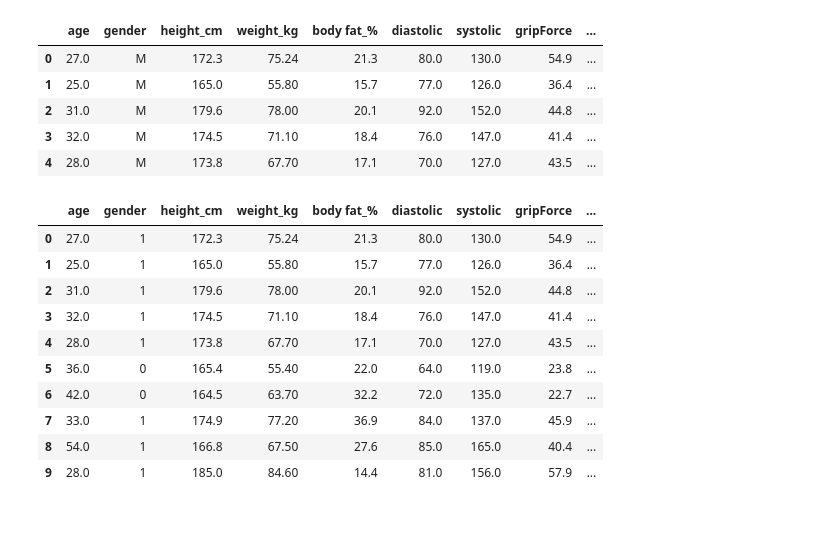
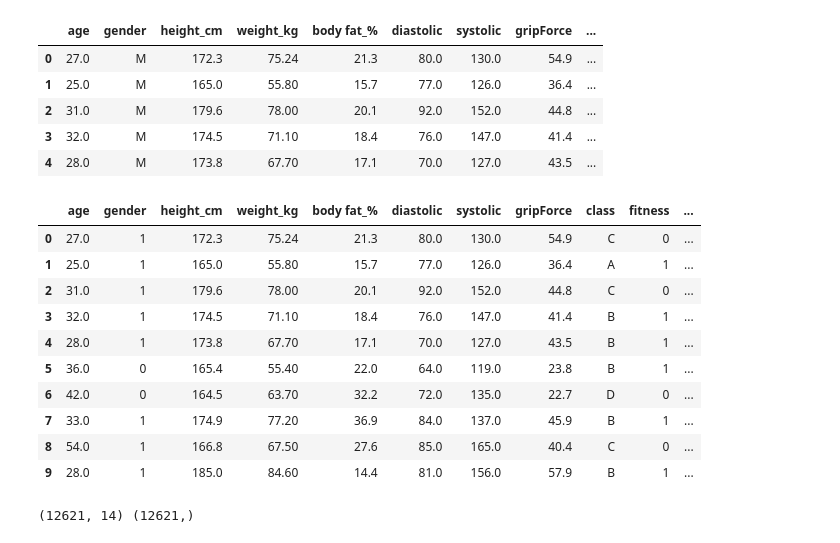
Before and after one commit to keraaa92/BodyPerformace-Classification-ML, a Jupyter notebook: notebooks/01_EDA_Preprocessing.ipynb, the cells around one changed output. Cells and saved outputs as stored; diff of their text form; code cells hidden in the pictures.

```diff
--- a/notebooks/01_EDA_Preprocessing.ipynb
+++ b/notebooks/01_EDA_Preprocessing.ipynb
@@ -29,10 +68,12 @@ print(df.head())
 # %%
+
 df['BMI'] = df['weight_kg'] / (df['height_cm']/100) ** 2
 df['bodyFatRatio'] = df['body fat_%'] / df['BMI']
-df['strength_ration'] = df['gripForce'] / df['weight_kg']
+df['strength_ratio'] = df['gripForce'] / df['weight_kg']
 df['jump_ratio'] = df['broad jump_cm'] / df['height_cm']
 df['situp_ratio'] = df['sit-ups counts'] / df['age']
 df['flexibility_ratio'] = df['sit and bend forward_cm'] / df['height_cm']
+
 df.head()
 # %% [output]
 |  | age | gender | height_cm | weight_kg | body fat_% | diastolic | systolic | gripForce | ... |
@@ -42,26 +83,47 @@ df.head()
 | 3 | 32.0 | M | 174.5 | 71.10 | 18.4 | 76.0 | 147.0 | 41.4 | ... |
 | 4 | 28.0 | M | 173.8 | 67.70 | 17.1 | 70.0 | 127.0 | 43.5 | ... |
 # %%
-le = LabelEncoder()
-df['gender'] = le.fit_transform(df['gender'])
-df['BMI'] = pd.to_numeric(df['BMI'], errors='coerce')
-df = df.dropna().reset_index(drop=True)
-cols_to_check = df.columns.drop(['gender', 'class'])
-df = df[(df[cols_to_check] > 0).all(axis=1)].reset_index(drop=True)
-df.head(10)
+# Keep only essential raw features + engineered ones for better performance
+drop_cols = [
+    # Optionally drop fully redundant raw columns
+    'broad jump_cm',
+    'sit-ups counts',
+    'sit and bend forward_cm'
+]
+
+df = df.drop(columns=drop_cols)
-# %% [output]
-|  | age | gender | height_cm | weight_kg | body fat_% | diastolic | systolic | gripForce | ... |
-| 0 | 27.0 | 1 | 172.3 | 75.24 | 21.3 | 80.0 | 130.0 | 54.9 | ... |
-| 1 | 25.0 | 1 | 165.0 | 55.80 | 15.7 | 77.0 | 126.0 | 36.4 | ... |
-| 2 | 31.0 | 1 | 179.6 | 78.00 | 20.1 | 92.0 | 152.0 | 44.8 | ... |
-| 3 | 32.0 | 1 | 174.5 | 71.10 | 18.4 | 76.0 | 147.0 | 41.4 | ... |
-| 4 | 28.0 | 1 | 173.8 | 67.70 | 17.1 | 70.0 | 127.0 | 43.5 | ... |
-| 5 | 36.0 | 0 | 165.4 | 55.40 | 22.0 | 64.0 | 119.0 | 23.8 | ... |
-| 6 | 42.0 | 0 | 164.5 | 63.70 | 32.2 | 72.0 | 135.0 | 22.7 | ... |
-| 7 | 33.0 | 1 | 174.9 | 77.20 | 36.9 | 84.0 | 137.0 | 45.9 | ... |
-| 8 | 54.0 | 1 | 166.8 | 67.50 | 27.6 | 85.0 | 165.0 | 40.4 | ... |
-| 9 | 28.0 | 1 | 185.0 | 84.60 | 14.4 | 81.0 | 156.0 | 57.9 | ... |
+# %%
+# Encode gender
+le = LabelEncoder()
+df['gender'] = le.fit_transform(df['gender'])
+
+# Ensure numeric
+df['BMI'] = pd.to_numeric(df['BMI'], errors='coerce')
+
+# Drop NaNs and zero or negative values
+df = df.dropna().reset_index(drop=True)
+cols_to_check = df.select_dtypes(include=['float64', 'int64']).columns
+cols_to_check = cols_to_check.drop('gender', errors='ignore').drop('fitness', errors='ignore')
+df = df[(df[cols_to_check] > 0).all(axis=1)].reset_index(drop=True)
+
+df.head(10)
+# %% [output]
+|  | age | gender | height_cm | weight_kg | body fat_% | diastolic | systolic | gripForce | class | fitness | ... |
+| 0 | 27.0 | 1 | 172.3 | 75.24 | 21.3 | 80.0 | 130.0 | 54.9 | C | 0 | ... |
+| 1 | 25.0 | 1 | 165.0 | 55.80 | 15.7 | 77.0 | 126.0 | 36.4 | A | 1 | ... |
+| 2 | 31.0 | 1 | 179.6 | 78.00 | 20.1 | 92.0 | 152.0 | 44.8 | C | 0 | ... |
+| 3 | 32.0 | 1 | 174.5 | 71.10 | 18.4 | 76.0 | 147.0 | 41.4 | B | 1 | ... |
+| 4 | 28.0 | 1 | 173.8 | 67.70 | 17.1 | 70.0 | 127.0 | 43.5 | B | 1 | ... |
+| 5 | 36.0 | 0 | 165.4 | 55.40 | 22.0 | 64.0 | 119.0 | 23.8 | B | 1 | ... |
+| 6 | 42.0 | 0 | 164.5 | 63.70 | 32.2 | 72.0 | 135.0 | 22.7 | D | 0 | ... |
+| 7 | 33.0 | 1 | 174.9 | 77.20 | 36.9 | 84.0 | 137.0 | 45.9 | B | 1 | ... |
+| 8 | 54.0 | 1 | 166.8 | 67.50 | 27.6 | 85.0 | 165.0 | 40.4 | C | 0 | ... |
+| 9 | 28.0 | 1 | 185.0 | 84.60 | 14.4 | 81.0 | 156.0 | 57.9 | B | 1 | ... |
 # %%
-X = df.drop('class', axis=1)
-y = df['class']
+X = df.drop(columns=['class', 'fitness'], errors='ignore')  # Drop class (optional)
+y = df['fitness']
+
+print(X.shape, y.shape)
+# %% [output]
+(12621, 14) (12621,)
 # %%
```
Also changed, not shown: parts of 16 cells of this notebook.
